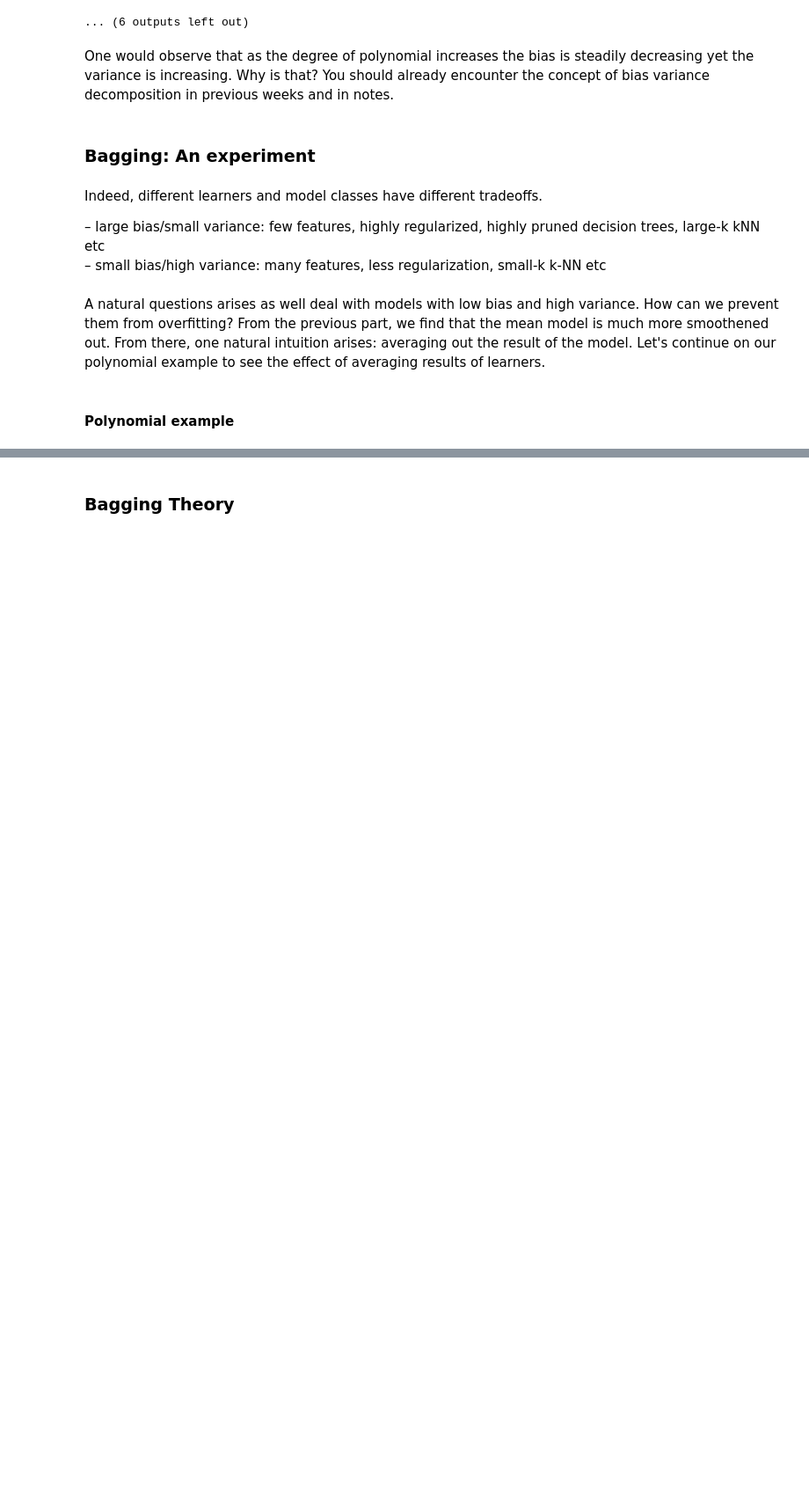
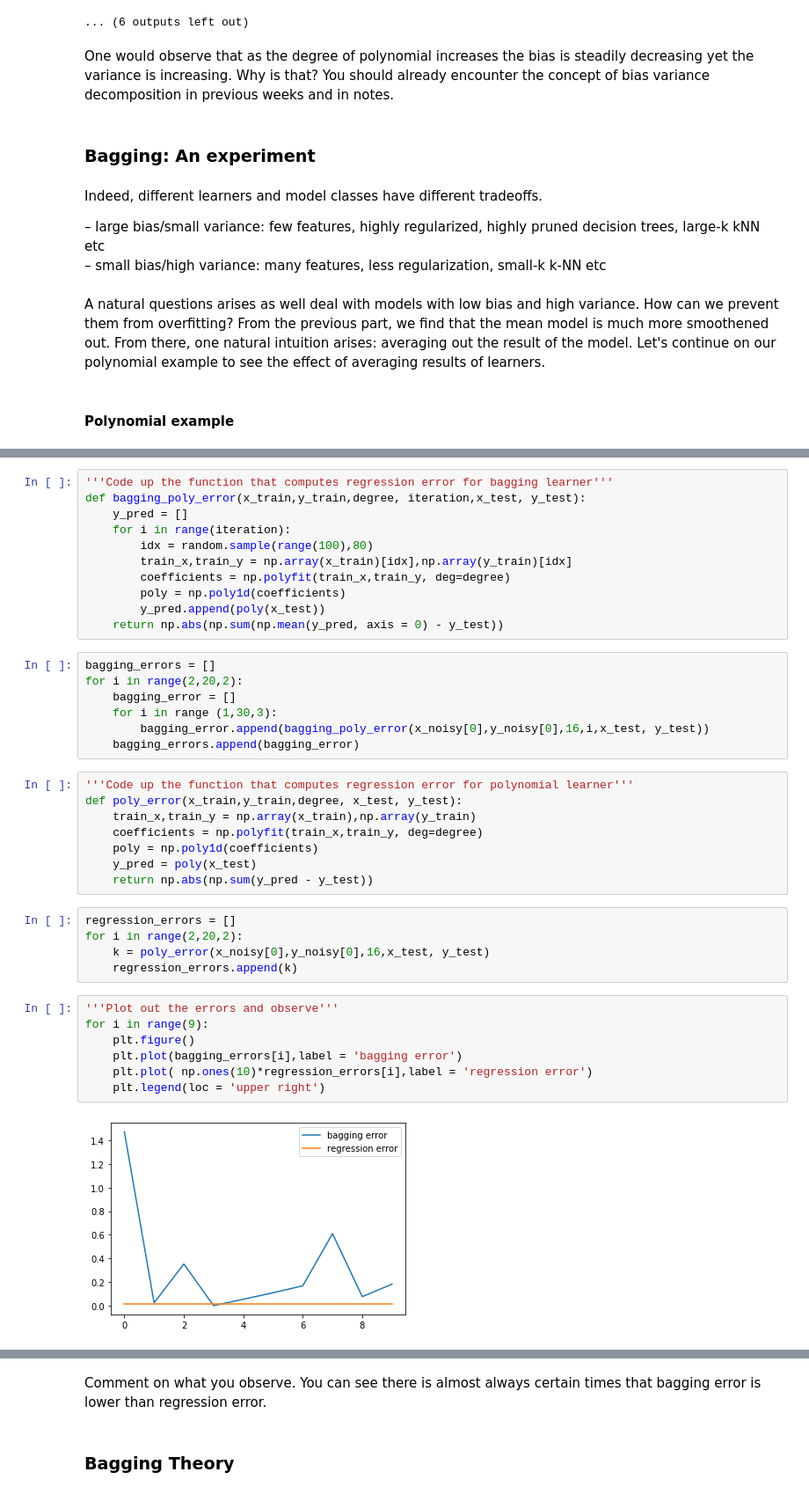
Before and after one commit to OscarXZQ/BaggingTutorial, a Jupyter notebook: Bagging_solution.ipynb, the cells around one changed output, grey strips where cells are left out. Shown: that part at 88% size. Saved outputs shown, nothing was run; the diff lists cells and outputs as text; blank space fills up the shorter version.

```diff
--- a/Bagging_solution.ipynb
+++ b/Bagging_solution.ipynb
@@ -332,0 +337,40 @@ A natural questions arises as well deal with models with low bias and high varia
+# %%
+'''Code up the function that computes regression error for bagging learner'''
+def bagging_poly_error(x_train,y_train,degree, iteration,x_test, y_test):
+    y_pred = []
+    for i in range(iteration):
+        idx = random.sample(range(100),80)
+        train_x,train_y = np.array(x_train)[idx],np.array(y_train)[idx]
+        coefficients = np.polyfit(train_x,train_y, deg=degree)
+        poly = np.poly1d(coefficients)
+        y_pred.append(poly(x_test))
+    return np.abs(np.sum(np.mean(y_pred, axis = 0) - y_test))
+# %%
+bagging_errors = []
+for i in range(2,20,2):
+    bagging_error = []
+    for i in range (1,30,3):
+        bagging_error.append(bagging_poly_error(x_noisy[0],y_noisy[0],16,i,x_test, y_test))
+    bagging_errors.append(bagging_error)
+# %%
+'''Code up the function that computes regression error for polynomial learner'''
+def poly_error(x_train,y_train,degree, x_test, y_test):
+    train_x,train_y = np.array(x_train),np.array(y_train)
+    coefficients = np.polyfit(train_x,train_y, deg=degree)
+    poly = np.poly1d(coefficients)
+    y_pred = poly(x_test)
+    return np.abs(np.sum(y_pred - y_test))
+# %%
+regression_errors = []
+for i in range(2,20,2):
+    k = poly_error(x_noisy[0],y_noisy[0],16,x_test, y_test)
+    regression_errors.append(k)
+# %%
+'''Plot out the errors and observe'''
+for i in range(9):
+    plt.figure()
+    plt.plot(bagging_errors[i],label = 'bagging error')
+    plt.plot( np.ones(10)*regression_errors[i],label = 'regression error')
+    plt.legend(loc = 'upper right')
+# %% [output]
+[figure, added]
@@ -333,3 +385,5 @@ A natural questions arises as well deal with models with low bias and high varia
+# %% [markdown]
+Comment on what you observe. You can see there is almost always certain times that bagging error is lower than regression error.
 # %% [markdown]
 ### Bagging Theory
 # %% [markdown]
```
Also changed, not shown: parts of 19 cells of this notebook.
